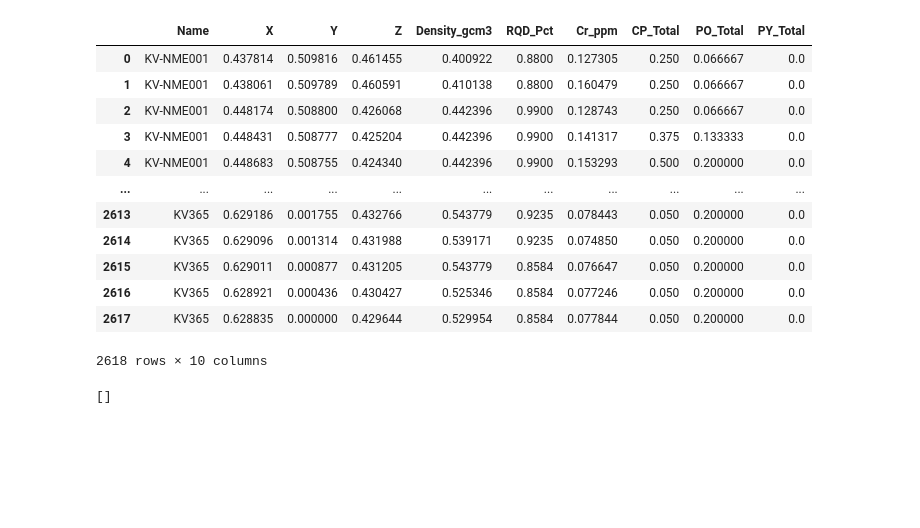
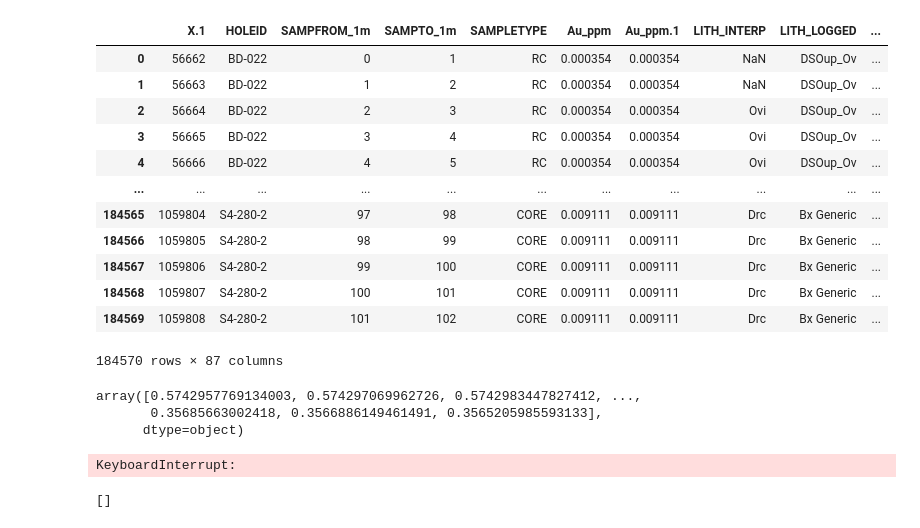
Before and after one commit to markdlindsay/DK_Batch_Shapley, a Jupyter notebook: Basis_function_generation_and_comparison.ipynb, the cells around one changed output. Saved outputs shown, nothing was run; the diff lists cells and outputs as text; code cells hidden in the pictures; blank space fills up the shorter version.

Commit message:
Edited notebooks for testing with the Enterprise exploration data for the 2025 Parker Challenge

```diff
--- a/Basis_function_generation_and_comparison.ipynb
+++ b/Basis_function_generation_and_comparison.ipynb
@@ -3,28 +3,34 @@ import pandas as pd
 import numpy as np
 from dk_model import DeepKrigingTrainer
 # %%
-deposit_data = pd.read_csv("Data/filtered_deposit_data.csv", low_memory=False)
+deposit_data = pd.read_csv("Data_Parker/filtered_deposit_data.csv", low_memory=False)
 deposit_data
 # %% [output]
-|  | Name | X | Y | Z | Density_gcm3 | RQD_Pct | Cr_ppm | CP_Total | PO_Total | PY_Total |
-| 0 | KV-NME001 | 0.437814 | 0.509816 | 0.461455 | 0.400922 | 0.8800 | 0.127305 | 0.250 | 0.066667 | 0.0 |
-| 1 | KV-NME001 | 0.438061 | 0.509789 | 0.460591 | 0.410138 | 0.8800 | 0.160479 | 0.250 | 0.066667 | 0.0 |
-| 2 | KV-NME001 | 0.448174 | 0.508800 | 0.426068 | 0.442396 | 0.9900 | 0.128743 | 0.250 | 0.066667 | 0.0 |
-| 3 | KV-NME001 | 0.448431 | 0.508777 | 0.425204 | 0.442396 | 0.9900 | 0.141317 | 0.375 | 0.133333 | 0.0 |
-| 4 | KV-NME001 | 0.448683 | 0.508755 | 0.424340 | 0.442396 | 0.9900 | 0.153293 | 0.500 | 0.200000 | 0.0 |
+|  | X.1 | HOLEID | SAMPFROM_1m | SAMPTO_1m | SAMPLETYPE | Au_ppm | Au_ppm.1 | LITH_INTERP | LITH_LOGGED | ... |
+| 0 | 56662 | BD-022 | 0 | 1 | RC | 0.000354 | 0.000354 | NaN | DSOup_Ov | ... |
+| 1 | 56663 | BD-022 | 1 | 2 | RC | 0.000354 | 0.000354 | NaN | DSOup_Ov | ... |
+| 2 | 56664 | BD-022 | 2 | 3 | RC | 0.000354 | 0.000354 | Ovi | DSOup_Ov | ... |
+| 3 | 56665 | BD-022 | 3 | 4 | RC | 0.000354 | 0.000354 | Ovi | DSOup_Ov | ... |
+| 4 | 56666 | BD-022 | 4 | 5 | RC | 0.000354 | 0.000354 | Ovi | DSOup_Ov | ... |
 | ... | ... | ... | ... | ... | ... | ... | ... | ... | ... | ... |
-| 2613 | KV365 | 0.629186 | 0.001755 | 0.432766 | 0.543779 | 0.9235 | 0.078443 | 0.050 | 0.200000 | 0.0 |
-| 2614 | KV365 | 0.629096 | 0.001314 | 0.431988 | 0.539171 | 0.9235 | 0.074850 | 0.050 | 0.200000 | 0.0 |
-| 2615 | KV365 | 0.629011 | 0.000877 | 0.431205 | 0.543779 | 0.8584 | 0.076647 | 0.050 | 0.200000 | 0.0 |
-| 2616 | KV365 | 0.628921 | 0.000436 | 0.430427 | 0.525346 | 0.8584 | 0.077246 | 0.050 | 0.200000 | 0.0 |
-| 2617 | KV365 | 0.628835 | 0.000000 | 0.429644 | 0.529954 | 0.8584 | 0.077844 | 0.050 | 0.200000 | 0.0 |
+| 184565 | 1059804 | S4-280-2 | 97 | 98 | CORE | 0.009111 | 0.009111 | Drc | Bx Generic | ... |
+| 184566 | 1059805 | S4-280-2 | 98 | 99 | CORE | 0.009111 | 0.009111 | Drc | Bx Generic | ... |
+| 184567 | 1059806 | S4-280-2 | 99 | 100 | CORE | 0.009111 | 0.009111 | Drc | Bx Generic | ... |
+| 184568 | 1059807 | S4-280-2 | 100 | 101 | CORE | 0.009111 | 0.009111 | Drc | Bx Generic | ... |
+| 184569 | 1059808 | S4-280-2 | 101 | 102 | CORE | 0.009111 | 0.009111 | Drc | Bx Generic | ... |
-2618 rows × 10 columns
+184570 rows × 87 columns
+# %%
+deposit_data.values[:, 83]
+# %% [output]
+array([0.5742957769134003, 0.574297069962726, 0.5742983447827412, ...,
+       0.35685663002418, 0.3566886149461491, 0.3565205985593133],
+      dtype=object)
 # %%
 N = len(deposit_data)
 
-lon = deposit_data.values[:, 1]
-lat = deposit_data.values[:, 2]
-az = deposit_data.values[:, 3]
+lon = deposit_data.values[:, 83]
+lat = deposit_data.values[:, 84]
+az = deposit_data.values[:, 85]
 
 num_basis_3_lvl = [10**3, 19**3, 37**3]
 num_basis_2_lvl = [10**3, 19**3]
@@ -65,6 +71,8 @@ for grid in num_basis_list:
 
 # Unpack phi arrays into individual variables
 phi_1_lvl, phi_2_lvl, phi_3_lvl = phi_arrays
+# %% [output]
+KeyboardInterrupt:
 # %%
 phis = [phi_1_lvl, phi_2_lvl, phi_3_lvl]
 phi_reduces = {}
```
Also changed, not shown: parts of 2 cells of this notebook, 2 other files.
